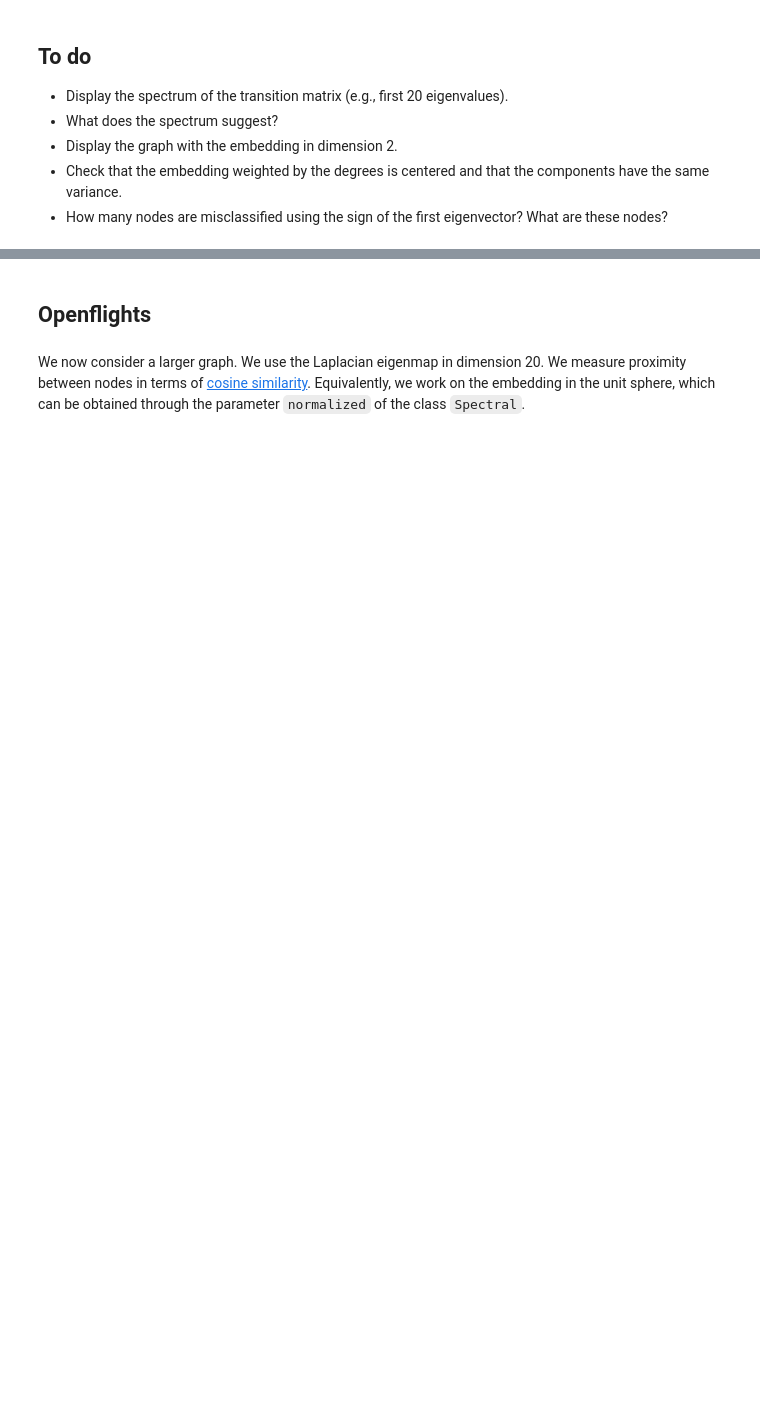
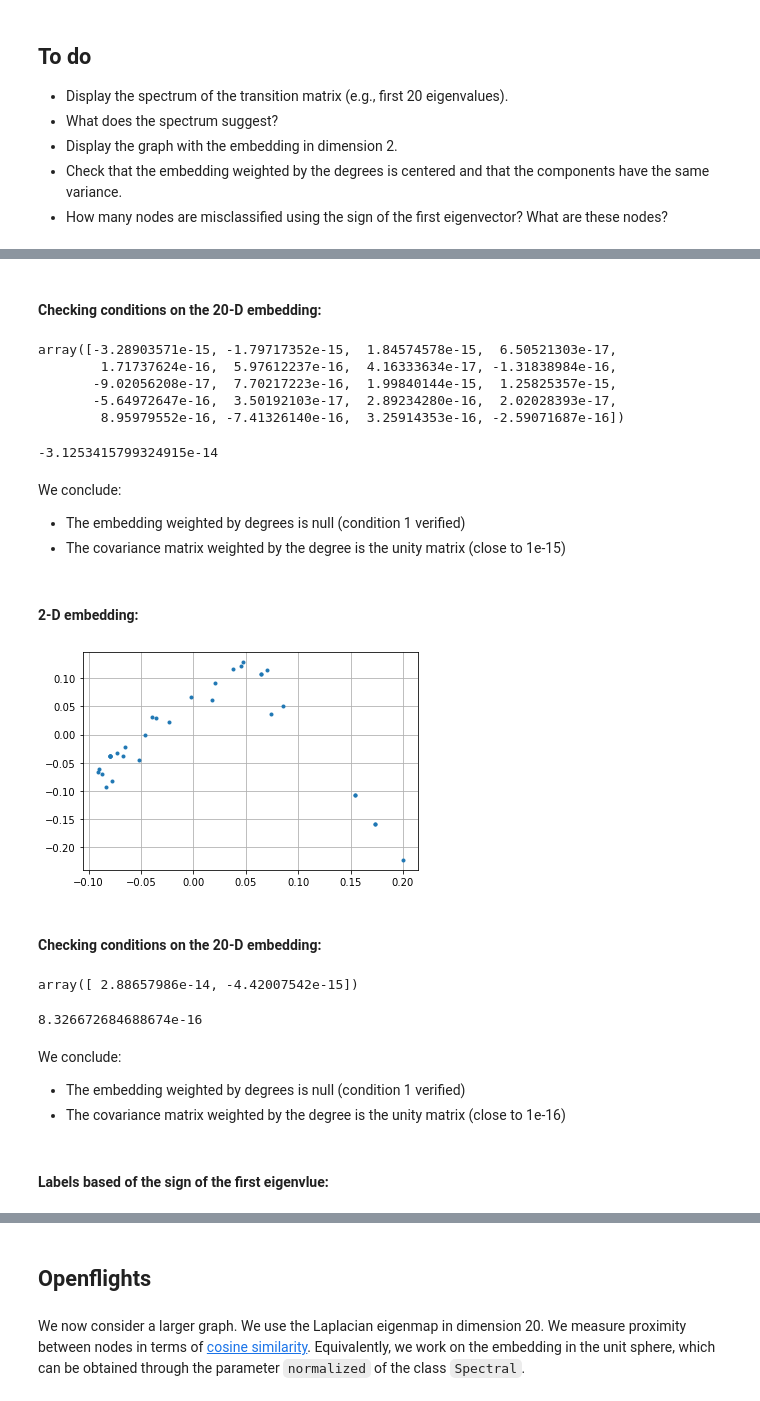
Before and after one commit to Bourhano/TelecomParis, a Jupyter notebook: GraphMining/0x07-graphEmbedding/lab7-embedding.ipynb, the cells around one changed output, grey strips where cells are left out. Drawn from its saved outputs; the diff is of its cells as text; code cells hidden in the pictures; blank space fills up the shorter version.

Commit message:
add work for undirected and directed graphs

```diff
--- a/GraphMining/0x07-graphEmbedding/lab7-embedding.ipynb
+++ b/GraphMining/0x07-graphEmbedding/lab7-embedding.ipynb
@@ -76,6 +77,7 @@ SVG(image)
 * Check that the embedding weighted by the degrees is centered and that the components have the same variance.
 * How many nodes are misclassified using the sign of the first eigenvector? What are these nodes?
 # %%
-spectral = Spectral(20, normalized=False, regularization=None, scaling=0)
+K = 20
+spectral = Spectral(K, normalized=False, regularization=None, scaling=0)
 # %%
 spectral.fit(adjacency)
@@ -84,2 +114,53 @@ eigenvalues = spectral.eigenvalues_
 # %%
 embedding = spectral.embedding_
+# %% [markdown]
+#### Checking conditions on the 20-D embedding:
+# %%
+d = adjacency.dot(np.ones(adjacency.shape[0]))
+embedding.T.dot(d)
+# %% [output]
+array([-3.28903571e-15, -1.79717352e-15,  1.84574578e-15,  6.50521303e-17,
+        1.71737624e-16,  5.97612237e-16,  4.16333634e-17, -1.31838984e-16,
+       -9.02056208e-17,  7.70217223e-16,  1.99840144e-15,  1.25825357e-15,
+       -5.64972647e-16,  3.50192103e-17,  2.89234280e-16,  2.02028393e-17,
+        8.95979552e-16, -7.41326140e-16,  3.25914353e-16, -2.59071687e-16])
+# %%
+cov = embedding.T.dot(np.diag(d).dot(embedding))
+np.sum(np.eye(20)-np.abs(cov))
+# %% [output]
+-3.1253415799324915e-14
+# %% [markdown]
+We conclude:
+* The embedding weighted by degrees is null (condition 1 verified)
+* The covariance matrix weighted by the degree is the unity matrix (close to 1e-15)
+# %% [markdown]
+#### 2-D embedding:
+# %%
+K = 2
+spectral = Spectral(K, normalized=False, regularization=None, scaling=0)
+spectral.fit(adjacency)
+embedding = spectral.embedding_
+X = spectral.embedding_[:,0]
+Y = spectral.embedding_[:, 1]
+plt.plot(X, Y, ".")
+plt.grid()
+# %% [output]
+[figure, added]
+# %% [markdown]
+#### Checking conditions on the 20-D embedding:
+# %%
+d = adjacency.dot(np.ones(adjacency.shape[0]))
+embedding.T.dot(d)
+# %% [output]
+array([ 2.88657986e-14, -4.42007542e-15])
+# %%
+cov = embedding.T.dot(np.diag(d).dot(embedding))
+np.sum(np.eye(2)-np.abs(cov))
+# %% [output]
+8.326672684688674e-16
+# %% [markdown]
+We conclude:
+* The embedding weighted by degrees is null (condition 1 verified)
+* The covariance matrix weighted by the degree is the unity matrix (close to 1e-16)
+# %% [markdown]
+#### Labels based of the sign of the first eigenvlue:
```
Also changed, not shown: parts of 35 cells of this notebook.
